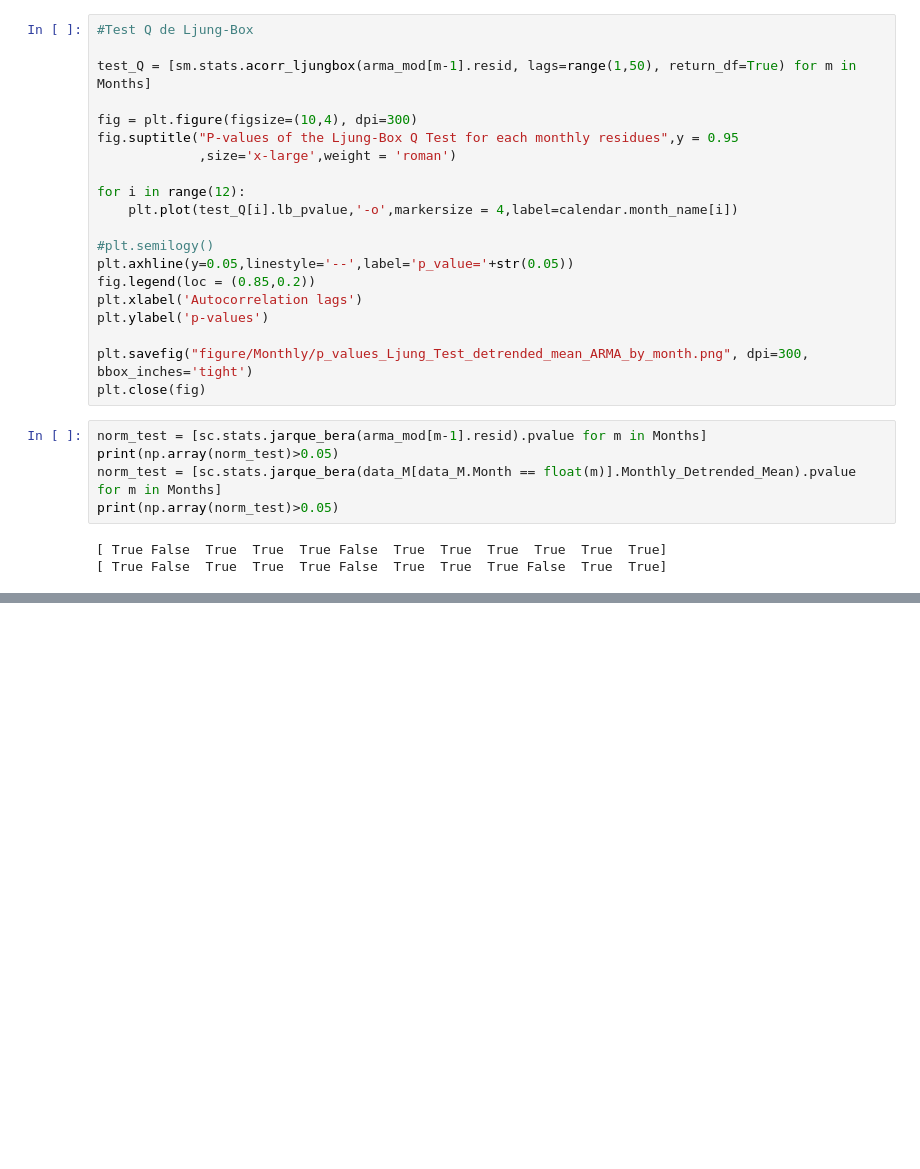
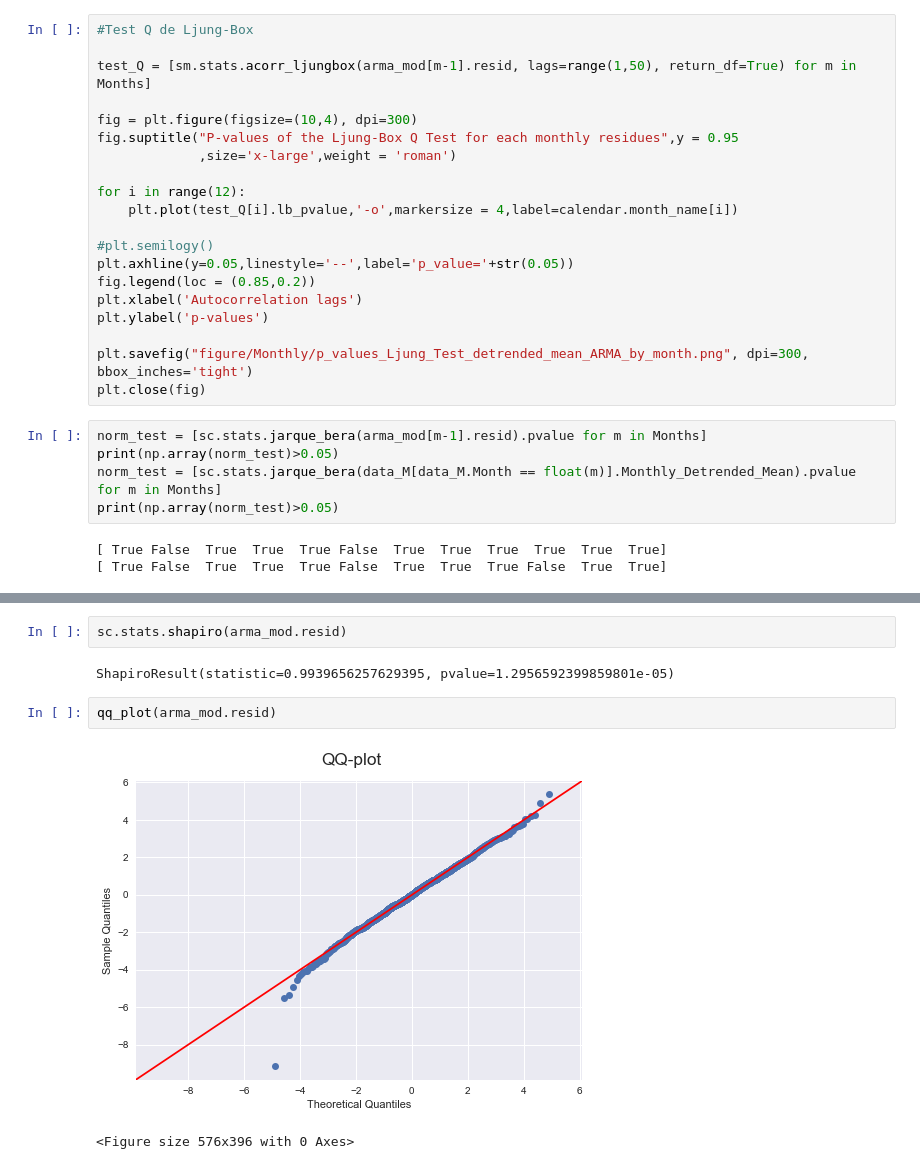
Before and after one commit to KieranVaudaux/SCV_project2.0, a Jupyter notebook: notebooks/Monthly_TimeSerie.ipynb, the cells around one changed output, grey strips where cells are left out. Cells and saved outputs as stored; diff of their text form; blank space fills up the shorter version.

```diff
--- a/notebooks/Monthly_TimeSerie.ipynb
+++ b/notebooks/Monthly_TimeSerie.ipynb
@@ -1106,0 +1109,9 @@ ShapiroResult(statistic=0.9939656257629395, pvalue=1.2956592399859801e-05)
+# %%
+sc.stats.shapiro(arma_mod.resid)
+# %% [output]
+ShapiroResult(statistic=0.9939656257629395, pvalue=1.2956592399859801e-05)
+# %%
+qq_plot(arma_mod.resid)
+# %% [output]
+[figure, added]
+<Figure size 576x396 with 0 Axes>
```
Also changed, not shown: parts of 71 cells of this notebook, 10 other files.
